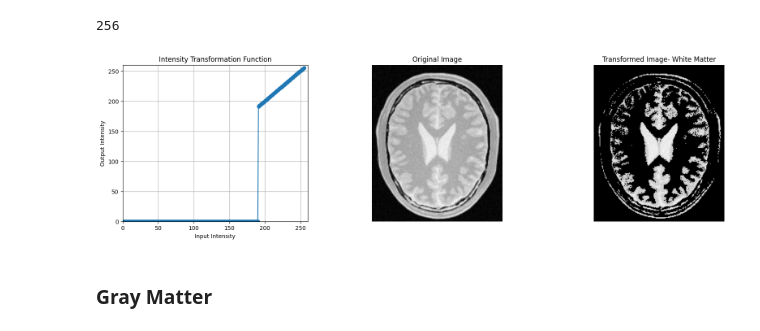
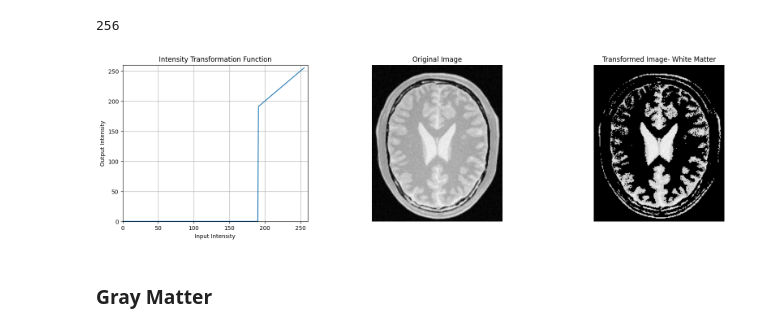
Before and after one commit to TNKodi/EN3160---Image-Processing-and-Machine-Vision, a Jupyter notebook: Assignment 01.ipynb, the cells around one changed output. Saved outputs shown, nothing was run; the diff lists cells and outputs as text; code cells hidden in the pictures.

```diff
--- a/Assignment 01.ipynb
+++ b/Assignment 01.ipynb
@@ -128,25 +128,25 @@ img_transformed2 = cv.LUT(img1, tranfrom2)
 # %%
 
 plt.figure(figsize=(20, 5))
 plt.subplot(1, 3, 1)
-plt.plot(np.arange(len(tranfrom2)), tranfrom2, marker='o')
+plt.plot( tranfrom2)
 plt.title('Intensity Transformation Function')
 plt.xlabel('Input Intensity')
 plt.ylabel('Output Intensity')
 plt.grid()
 plt.xlim(0, 260)
 plt.ylim(0, 260)
 plt.subplot(1, 3, 2)
 plt.imshow(img1, cmap='gray')
 plt.title('Original Image')
 plt.axis('off')
 plt.subplot(1, 3, 3)
 plt.imshow(img_transformed2, cmap='gray')
 plt.title('Transformed Image- White Matter')
 plt.axis('off')
 plt.show()
 # %% [output]
-[figure, old version]
+[figure, new version]
 # %% [markdown]
 ### Gray Matter
 # %%
```
Also changed, not shown: parts of 12 cells of this notebook.
